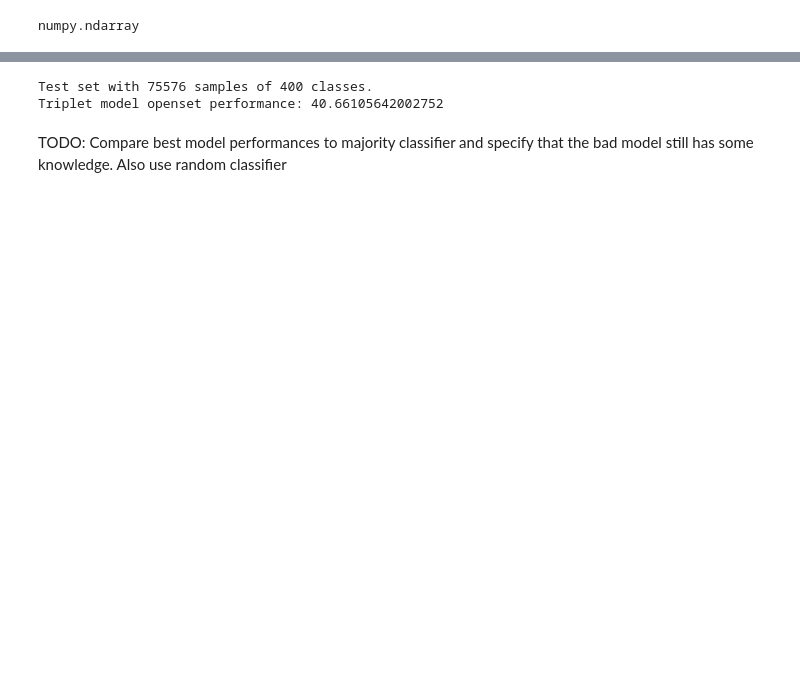
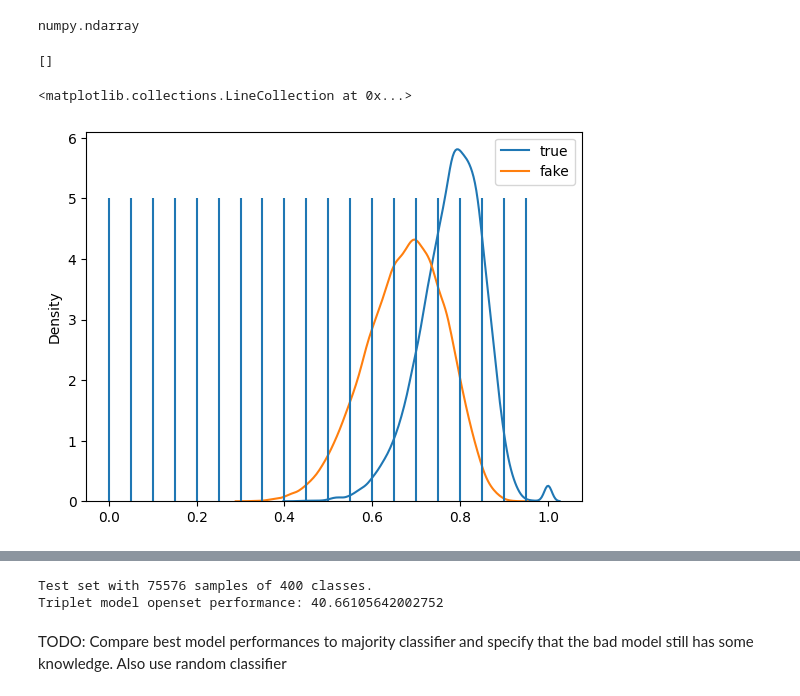
Before and after one commit to strojanski/diploma, a Jupyter notebook: rework/openset_evaluation/openset_performance.ipynb, the cells around one changed output, grey strips where cells are left out. Saved outputs shown, nothing was run; the diff lists cells and outputs as text; code cells hidden in the pictures; blank space fills up the shorter version.

```diff
--- a/rework/openset_evaluation/openset_performance.ipynb
+++ b/rework/openset_evaluation/openset_performance.ipynb
@@ -91,3 +99,5 @@ def get_embeddings(model, dataloader, device):
             targets.extend(batch_lab)
 
     return embeddings, targets
+# %%
+true_pairs, fake_pairs = [], []
@@ -98,4 +153,7 @@ device = "cuda"
 # %%
 baseline = baseline.to(device)
 
-baseline_emb, baseline_targ = get_embeddings(baseline, test_dataloader, "cuda")
+# baseline_emb, baseline_targ = get_embeddings(baseline, test_dataloader, "cuda")
+# baseline_emb, baseline_targ =
+n_correct = get_embeddings_accuracy(baseline, test_dataloader, "cuda")
+print(n_correct)
@@ -110,5 +190,23 @@ numpy.ndarray
 # baseline_accuracy, baseline_preds = get_accuracy(baseline_emb, baseline_targ)
 # %%
 # baseline_accuracy
+# %%
+true_pairs
+# %% [output]
+[]
+# %%
+import matplotlib.pyplot as plt
+import cv2
+import seaborn as sns
+
+sns.kdeplot(true_pairs, label="true")
+sns.kdeplot(fake_pairs, label="fake")
+plt.legend()
+plt.vlines([0.05 * i for i in range(20)], ymin=0, ymax=5)
+# plt.plot(true_pairs)
+# plt.plot(fake_pairs)
+# %% [output]
+<matplotlib.collections.LineCollection at 0x...>
+[figure, added]
 # %%
 triplet = triplet.to(device)
```
Also changed, not shown: parts of 11 cells of this notebook, 4 other files.
